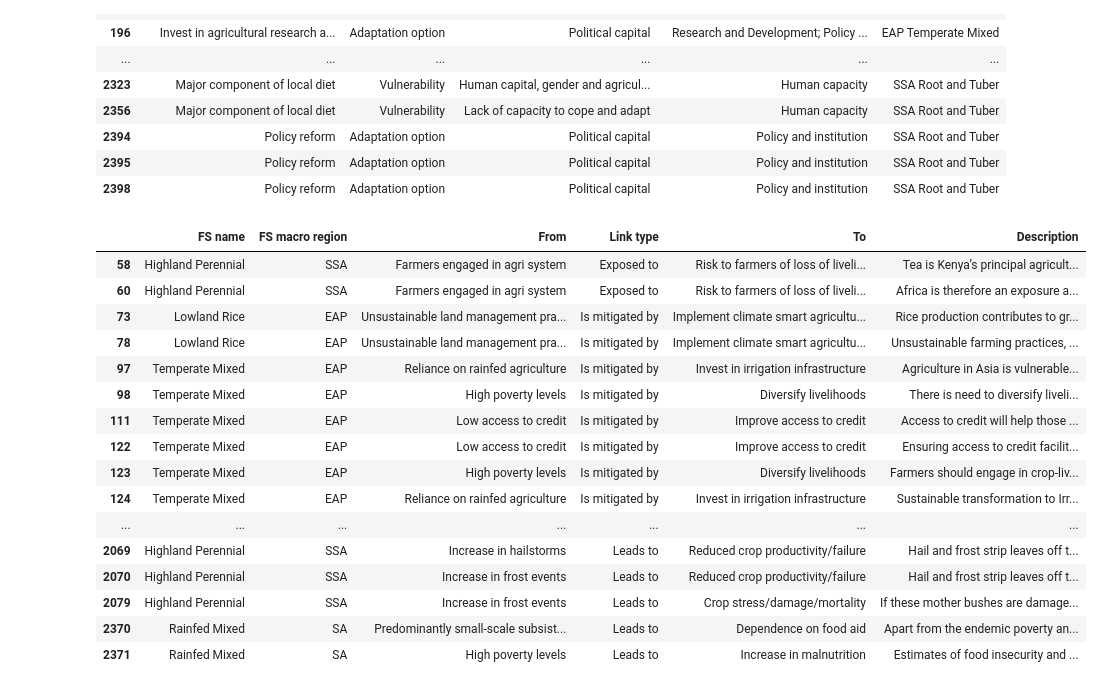
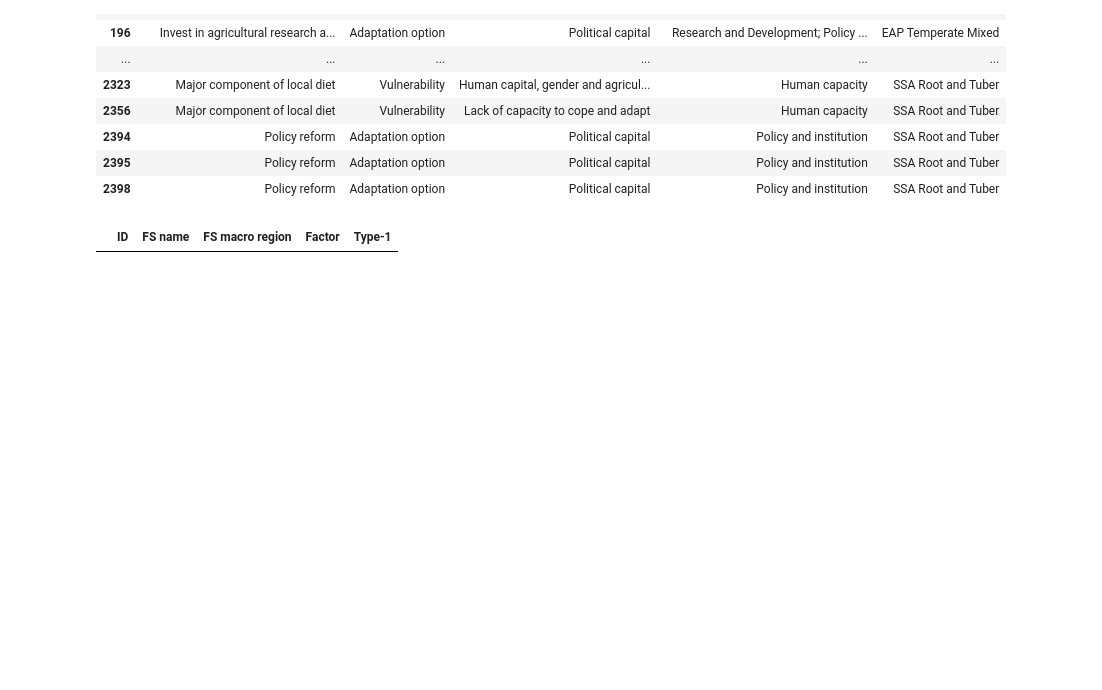
Before and after one commit to iberius96/DP_DPI, a Jupyter notebook: OTHER/tests.ipynb, the cells around one changed output. Cells and saved outputs as stored; diff of their text form; code cells hidden in the pictures; blank space fills up the shorter version.

```diff
--- a/OTHER/tests.ipynb
+++ b/OTHER/tests.ipynb
@@ -1273,24 +1273,8 @@ factors.loc[find_duplicate_rows(factors, ['Label','Type-1','Type'])]
 | 2395 | Policy reform | Adaptation option | Political capital | Policy and institution | SSA Root and Tuber |
 | 2398 | Policy reform | Adaptation option | Political capital | Policy and institution | SSA Root and Tuber |
 # %%
-connections = pd.read_csv("../DP/CRISP Dataset/CSV/DB csv/connections.csv")[['FS name','FS macro region','From','Link type','To','Description']]
+connections = pd.read_csv("../DP/CRISP Dataset/CSV/DB csv/fs_factors.csv")[['ID','FS name','FS macro region','Factor','Type-1']]
 #connections
-connections.loc[find_duplicate_rows(connections, ['FS name','FS macro region','From','Link type','To'])]
+connections.loc[find_duplicate_rows(connections, ['ID','FS name','FS macro region','Factor','Type-1'])]
 # %% [output]
-|  | FS name | FS macro region | From | Link type | To | Description |
-| 58 | Highland Perennial | SSA | Farmers engaged in agri system | Exposed to | Risk to farmers of loss of liveli... | Tea is Kenya’s principal agricult... |
-| 60 | Highland Perennial | SSA | Farmers engaged in agri system | Exposed to | Risk to farmers of loss of liveli... | Africa is therefore an exposure a... |
-| 73 | Lowland Rice | EAP | Unsustainable land management pra... | Is mitigated by | Implement climate smart agricultu... | Rice production contributes to gr... |
-| 78 | Lowland Rice | EAP | Unsustainable land management pra... | Is mitigated by | Implement climate smart agricultu... | Unsustainable farming practices, ... |
-| 97 | Temperate Mixed | EAP | Reliance on rainfed agriculture | Is mitigated by | Invest in irrigation infrastructure | Agriculture in Asia is vulnerable... |
-| 98 | Temperate Mixed | EAP | High poverty levels | Is mitigated by | Diversify livelihoods | There is need to diversify liveli... |
-| 111 | Temperate Mixed | EAP | Low access to credit | Is mitigated by | Improve access to credit | Access to credit will help those ... |
-| 122 | Temperate Mixed | EAP | Low access to credit | Is mitigated by | Improve access to credit | Ensuring access to credit facilit... |
-| 123 | Temperate Mixed | EAP | High poverty levels | Is mitigated by | Diversify livelihoods | Farmers should engage in crop-liv... |
-| 124 | Temperate Mixed | EAP | Reliance on rainfed agriculture | Is mitigated by | Invest in irrigation infrastructure | Sustainable transformation to Irr... |
-| ... | ... | ... | ... | ... | ... | ... |
-| 2069 | Highland Perennial | SSA | Increase in hailstorms | Leads to | Reduced crop productivity/failure | Hail and frost strip leaves off t... |
-| 2070 | Highland Perennial | SSA | Increase in frost events | Leads to | Reduced crop productivity/failure | Hail and frost strip leaves off t... |
-| 2079 | Highland Perennial | SSA | Increase in frost events | Leads to | Crop stress/damage/mortality | If these mother bushes are damage... |
-| 2370 | Rainfed Mixed | SA | Predominantly small-scale subsist... | Leads to | Dependence on food aid | Apart from the endemic poverty an... |
-| 2371 | Rainfed Mixed | SA | High poverty levels | Leads to | Increase in malnutrition | Estimates of food insecurity and ... |
+|  | ID | FS name | FS macro region | Factor | Type-1 |
```
Also changed, not shown: 9 other files.
